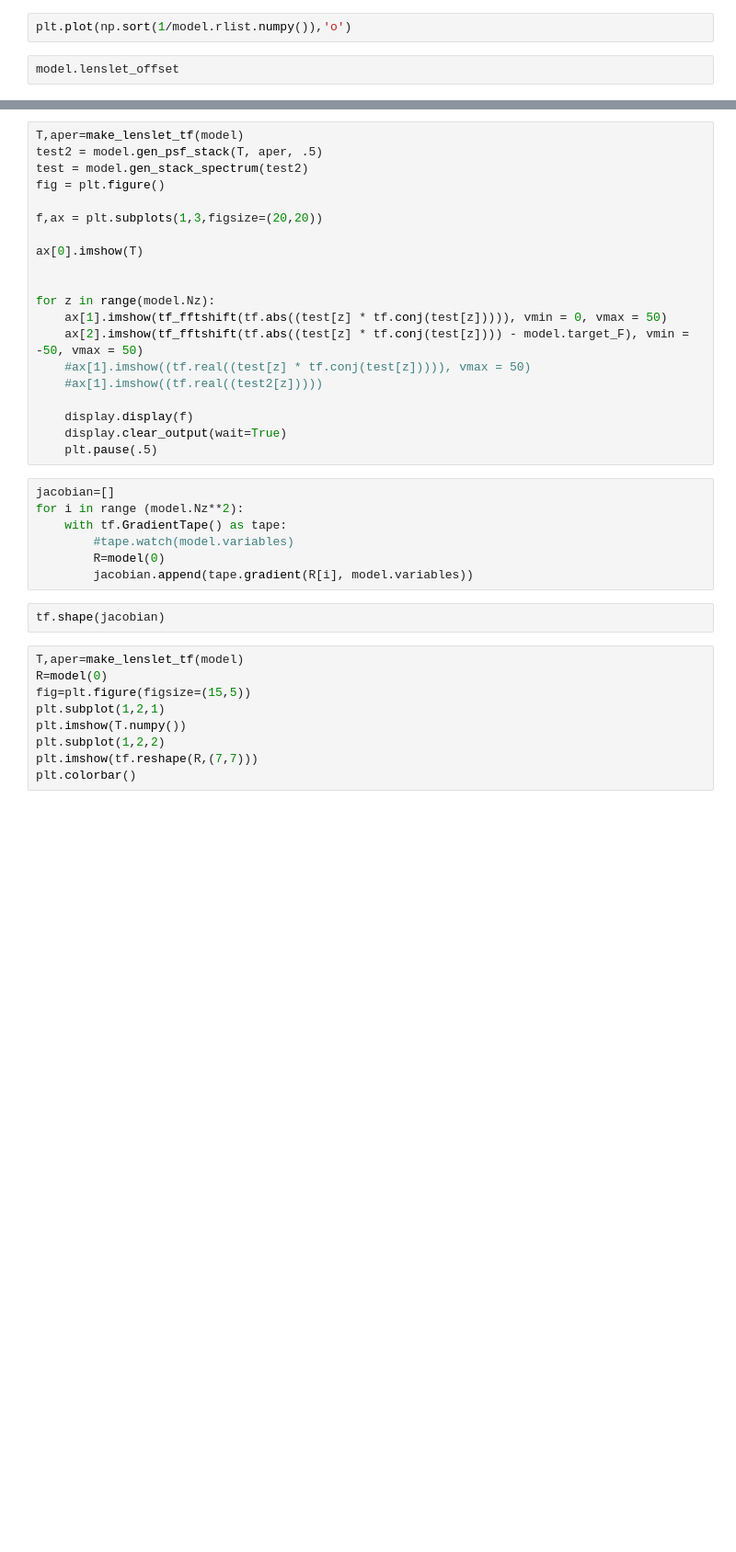
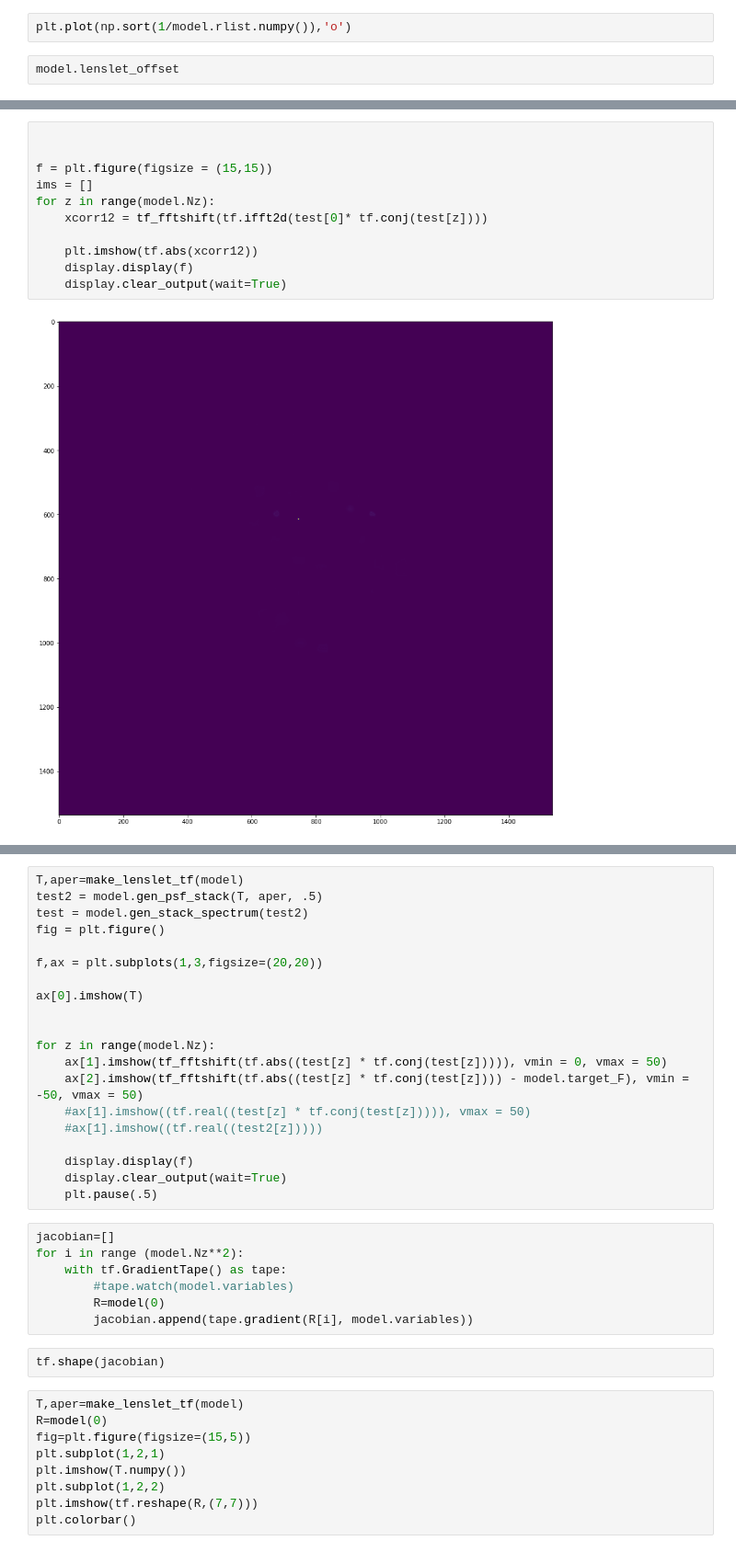
Before and after one commit to antipa/Randoscope_dev, a Jupyter notebook: RandoscopeXCorrMinTF-RadiusLearning.ipynb, the cells around one changed output, grey strips where cells are left out. Shown at 92% size. Cells and saved outputs as stored; diff of their text form; blank space fills up the shorter version.

```diff
--- a/RandoscopeXCorrMinTF-RadiusLearning.ipynb
+++ b/RandoscopeXCorrMinTF-RadiusLearning.ipynb
@@ -399,3 +573,16 @@ for z in range(model.Nz):
+# %%
+
+
+f = plt.figure(figsize = (15,15))
+ims = []
+for z in range(model.Nz):
+    xcorr12 = tf_fftshift(tf.ifft2d(test[0]* tf.conj(test[z])))
+
+    plt.imshow(tf.abs(xcorr12))
+    display.display(f)
+    display.clear_output(wait=True)
+# %% [output]
+[figure, added]
 # %%
 plt.figure()
 plt.imshow(tf.reshape(model(0), (model.Nz, model.Nz)))
```
Also changed, not shown: parts of 28 cells of this notebook.
